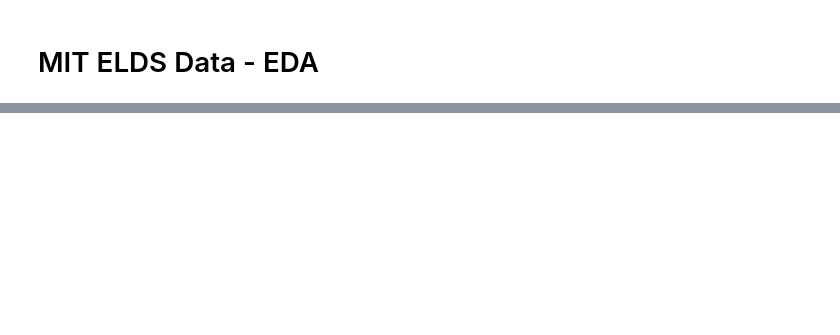
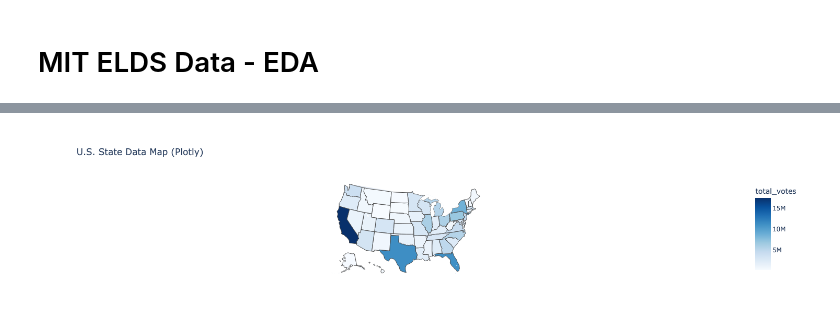
Before and after one commit to pixel-process-dev/decision-desk, a Jupyter notebook: notebooks/ELDS-EDA.ipynb, the cells around one changed output, grey strips where cells are left out. Cells and saved outputs as stored; diff of their text form; code cells hidden in the pictures; blank space fills up the shorter version.

```diff
--- a/notebooks/ELDS-EDA.ipynb
+++ b/notebooks/ELDS-EDA.ipynb
@@ -4,7 +10,7 @@
 import polars as pl
 # %%
 df = pl.read_csv(
-    "../data/dataverse_files/STATE_precinct_general.csv",
+    "../data/pres_dataverse_files/PRESIDENT_precinct_general.csv",
     ignore_errors=True
 )
 # %%
@@ -62,0 +196,3 @@ shape: (9, 25)
+# %%
+total_votes =  df.group_by("state_po").agg(
+    pl.col("votes").sum().alias("total_votes")).sort("total_votes", descending=True)
@@ -62,0 +216,20 @@ shape: (9, 25)
+# %%
+# 2. Convert to Pandas for Plotly Express compatibility
+total_votes_pd = total_votes.to_pandas()
+# %%
+
+# 3. Create the interactive map
+fig = px.choropleth(
+    total_votes_pd,
+    locations="state_po",  # Column containing 2-letter state codes
+    locationmode="USA-states",  # Tells Plotly to look for US state abbreviations
+    color="total_votes",  # Column determining the color scale
+    color_continuous_scale="Blues",
+    scope="usa",  # Zooms the map view specifically to the USA
+    title="U.S. State Data Map (Plotly)",
+)
+
+# 4. Display the interactive map
+fig.show()
+# %% [output]
+[figure, added]
```
Also changed, not shown: parts of 16 cells of this notebook, 1 other file.
